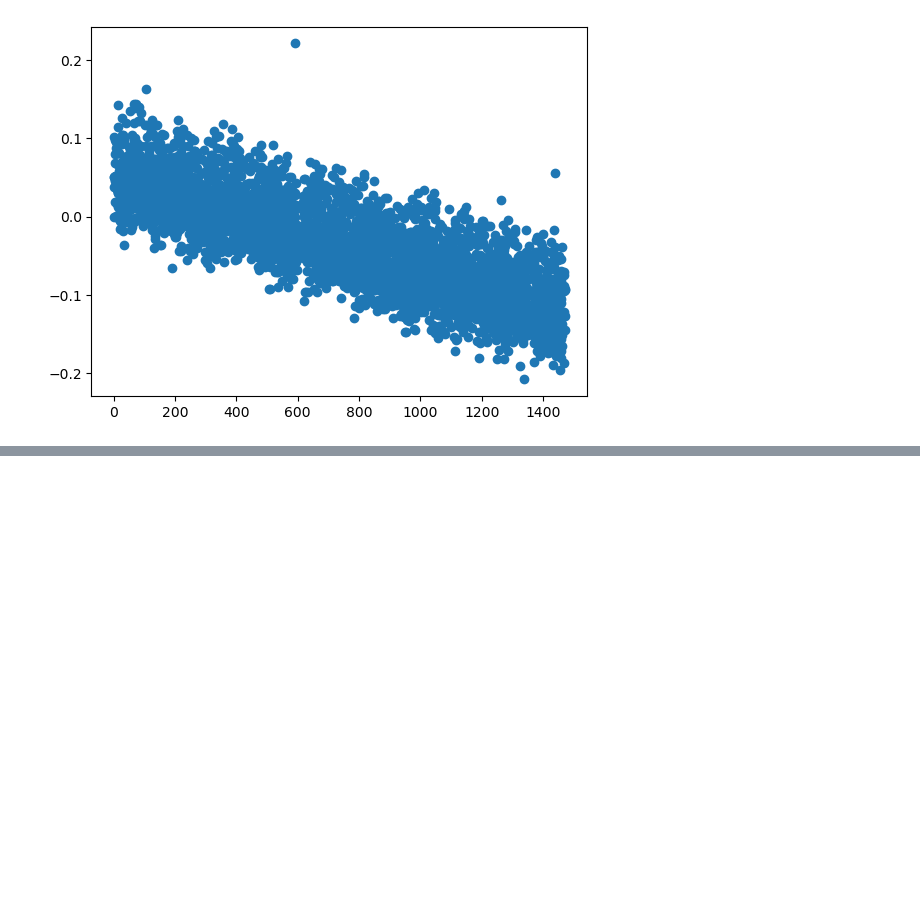
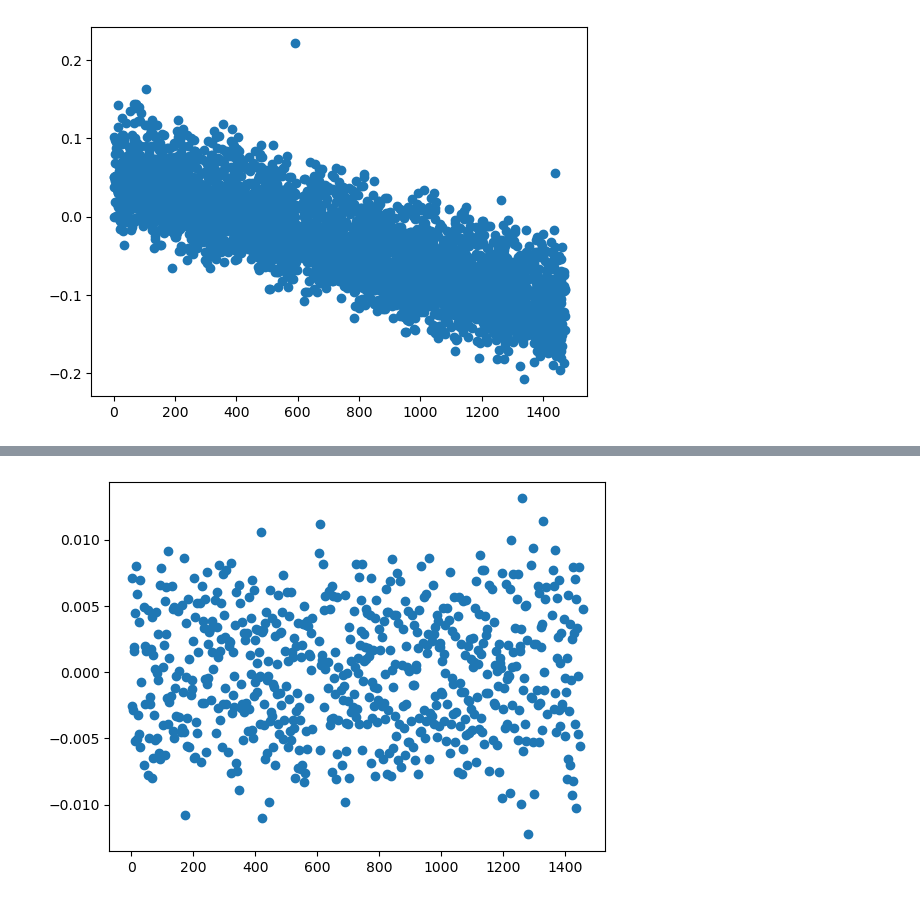
Before and after one commit to three-body-analysis/tris, a Jupyter notebook: src/cpop.ipynb, the cells around one changed output, grey strips where cells are left out. Saved outputs shown, nothing was run; the diff lists cells and outputs as text; code cells hidden in the pictures; blank space fills up the shorter version.

```diff
--- a/src/cpop.ipynb
+++ b/src/cpop.ipynb
@@ -118,0 +155,5 @@ filtered, diagnostics = complete_filter(eclipses, "delta", return_diagnositics=T
+# %%
+plt.scatter(x=filtered["time"], y=filtered["culled_residuals"])
+plt.show()
+# %% [output]
+[figure, added]
```
Also changed, not shown: parts of 9 cells of this notebook, 5 other files.
